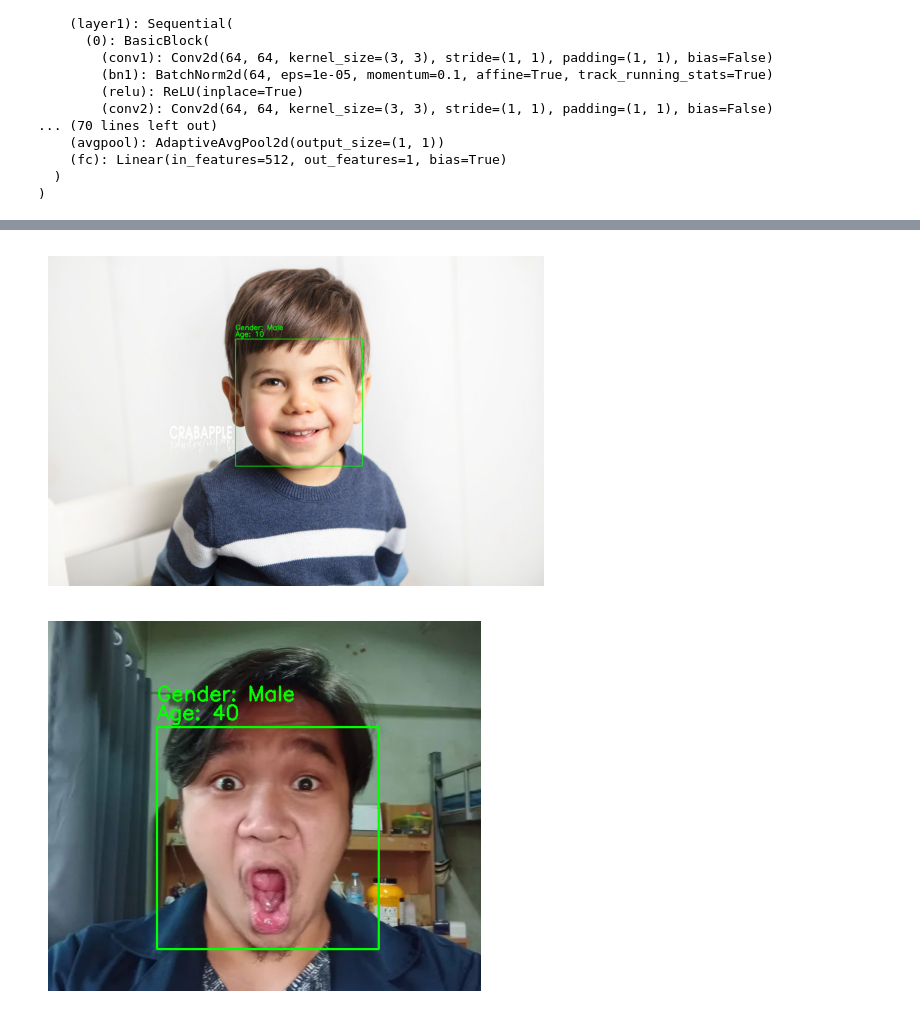
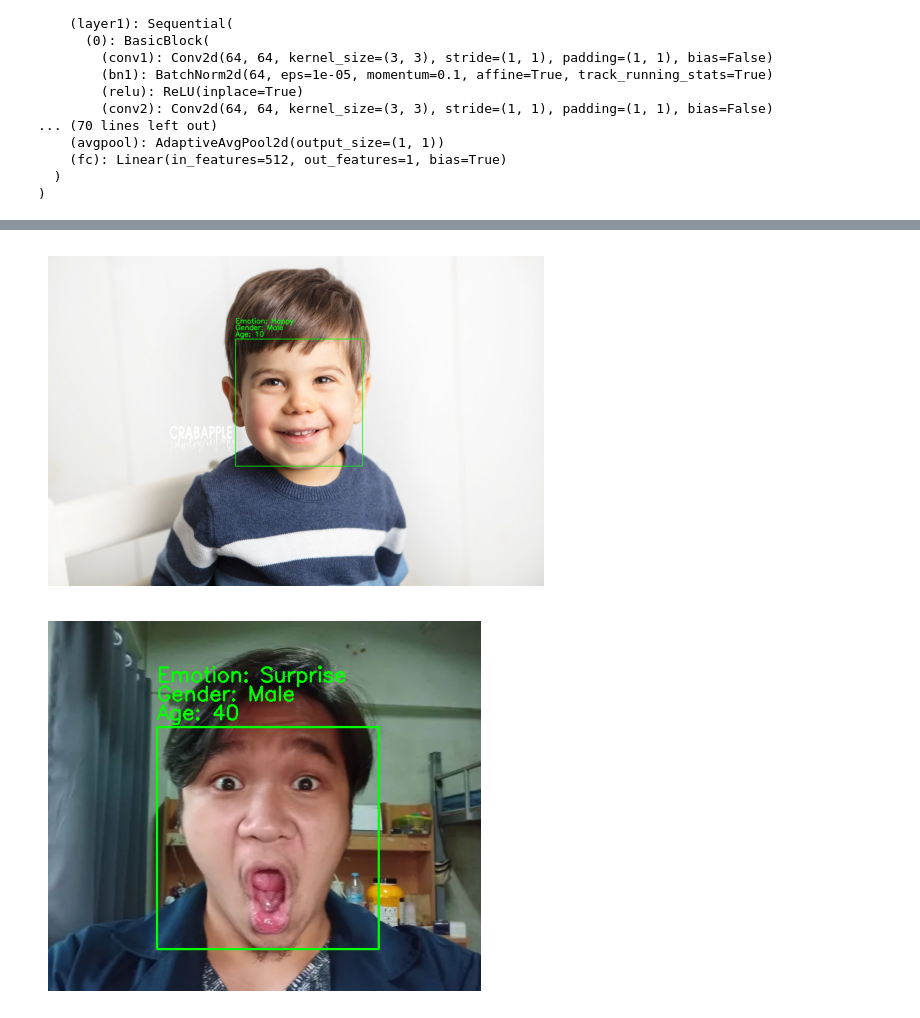
Before and after one commit to KenROCKLEE/project_face_analysis, a Jupyter notebook: notebook/testing.ipynb, the cells around one changed output, grey strips where cells are left out. Cells and saved outputs as stored; diff of their text form; code cells hidden in the pictures.

```diff
--- a/notebook/testing.ipynb
+++ b/notebook/testing.ipynb
@@ -107,7 +107,21 @@ test_transform = transforms.Compose([
 # Gender label mapping (edit if needed)
 gender_map = {0: 'Female', 1: 'Male'}
 # %%
-print("\nRunning predictions with MediaPipe face detection...")
+# Cell #5 (fixed with separate transforms)
+
+print("\nRunning predictions with MediaPipe face detection (age, gender, emotion)...")
+
+# Define two separate transforms
+test_transform_no_norm = transforms.Compose([
+    transforms.Resize(IMG_SIZE),
+    transforms.ToTensor()
+])
+
+test_transform_norm = transforms.Compose([
+    transforms.Resize(IMG_SIZE),
+    transforms.ToTensor(),
+    normalize_transform
+])
 
 for fname in test_images:
     img_path = os.path.join(TEST_IMG_DIR, fname)
@@ -119,51 +133,65 @@ for fname in test_images:
     # Process the image with MediaPipe
     results = face_detection.process(img_rgb)
 
-    # Check if any faces were detected
     if not results.detections:
         print(f"No face detected in {fname}. Skipping.")
-        # Show the original image without any prediction
         plt.imshow(img_rgb)
         plt.axis('off')
         plt.title(f'No face detected in {fname}')
         plt.show()
         continue
 
-    # Get the bounding box of the first detected face
-    detection = results.detections[0] # Original error was here, accessing .location_data directly on results
-    bbox = detection.location_data.relative_bounding_box
+    first_detection = results.detections[0]
+    bbox = first_detection.location_data.relative_bounding_box
 
-    # Calculate pixel coordinates
     h, w, _ = img_cv2.shape
     x, y = int(bbox.xmin * w), int(bbox.ymin * h)
     box_w, box_h = int(bbox.width * w), int(bbox.height * h)
 
-    # Crop the face from the original image
-    cropped_face = img_rgb[y:y+box_h, x:x+box_w]
+    x1, y1 = max(0, x), max(0, y)
+    x2, y2 = min(w, x + box_w), min(h, y + box_h)
 
-    # Convert to PIL Image and apply your transforms
+    cropped_face = img_rgb[y1:y2, x1:x2]
+
+    if cropped_face.shape[0] < 10 or cropped_face.shape[1] < 10:
+        print(f"Detected face in {fname} is too small or invalid after crop. Skipping.")
+        continue
+
     pil_face = Image.fromarray(cropped_face)
-    img_tensor = test_transform(pil_face).unsqueeze(0).to(DEVICE)
 
-    # Age prediction
+    # Prepare tensors for different models
+    img_tensor_no_norm = test_transform_no_norm(pil_face).unsqueeze(0).to(DEVICE)
+    img_tensor_norm    = test_transform_norm(pil_face).unsqueeze(0).to(DEVICE)
+
+    # ---- AGE ----
     with torch.no_grad():
-        age_pred_normalized = age_model(img_tensor).item()
-        age_pred = round(age_pred_normalized * MAX_AGE)
+        age_pred_raw = age_model(img_tensor_no_norm).item()
+        # Check if your model was trained on normalized age
+        age_pred = round(age_pred_raw * MAX_AGE)  # if trained on normalized [0–1]
+        # age_pred = round(age_pred_raw)          # if trained directly on raw ages
 
-    # Gender prediction
+    # ---- GENDER ----
     with torch.no_grad():
-        gender_pred = gender_model(img_tensor).item() # Note: This output is raw logits.
-        # Original: gender_idx = int(min(max(round(gender_pred), 0), 1))
-        # Corrected: Need to apply sigmoid: gender_idx = int(round(torch.sigmoid(torch.tensor(gender_pred)).item()))
-        gender_idx = int(min(max(round(gender_pred), 0), 1)) # Keeping your original line here
+        gender_logits = gender_model(img_tensor_no_norm)
+        gender_prob = torch.sigmoid(gender_logits).item()
+        gender_idx = int(round(gender_prob))
         gender_label = gender_map[gender_idx]
 
-    # Draw the bounding box and display the result
+    # ---- EMOTION ----
+    with torch.no_grad():
+        emotion_logits = emotion_model(img_tensor_norm)
+        emotion_probs = torch.softmax(emotion_logits, dim=1)
+        emotion_idx = int(torch.argmax(emotion_probs, dim=1).item())
+        emotion_label = emotion_map.get(emotion_idx, 'Unknown')
+
+    # Draw results
     cv2.rectangle(img_cv2, (x, y), (x + box_w, y + box_h), (0, 255, 0), 2)
-
-    # Add text for the prediction
-    cv2.putText(img_cv2, f'Age: {age_pred}', (x, y - 10), cv2.FONT_HERSHEY_SIMPLEX, 0.9, (0, 255, 0), 2)
-    cv2.putText(img_cv2, f'Gender: {gender_label}', (x, y - 35), cv2.FONT_HERSHEY_SIMPLEX, 0.9, (0, 255, 0), 2)
+    cv2.putText(img_cv2, f'Age: {age_pred}', (x, y - 10),
+                cv2.FONT_HERSHEY_SIMPLEX, 0.9, (0, 255, 0), 2)
+    cv2.putText(img_cv2, f'Gender: {gender_label}', (x, y - 35),
+                cv2.FONT_HERSHEY_SIMPLEX, 0.9, (0, 255, 0), 2)
+    cv2.putText(img_cv2, f'Emotion: {emotion_label}', (x, y - 60),
+                cv2.FONT_HERSHEY_SIMPLEX, 0.9, (0, 255, 0), 2)
 
     plt.imshow(cv2.cvtColor(img_cv2, cv2.COLOR_BGR2RGB))
     plt.axis('off')
@@ -174,2 +202,2 @@ Running predictions with MediaPipe face detection...
-[figure, old version]
+[figure, new version]
-[figure, old version]
+[figure, new version]
```
Also changed, not shown: parts of 1 cell of this notebook.
